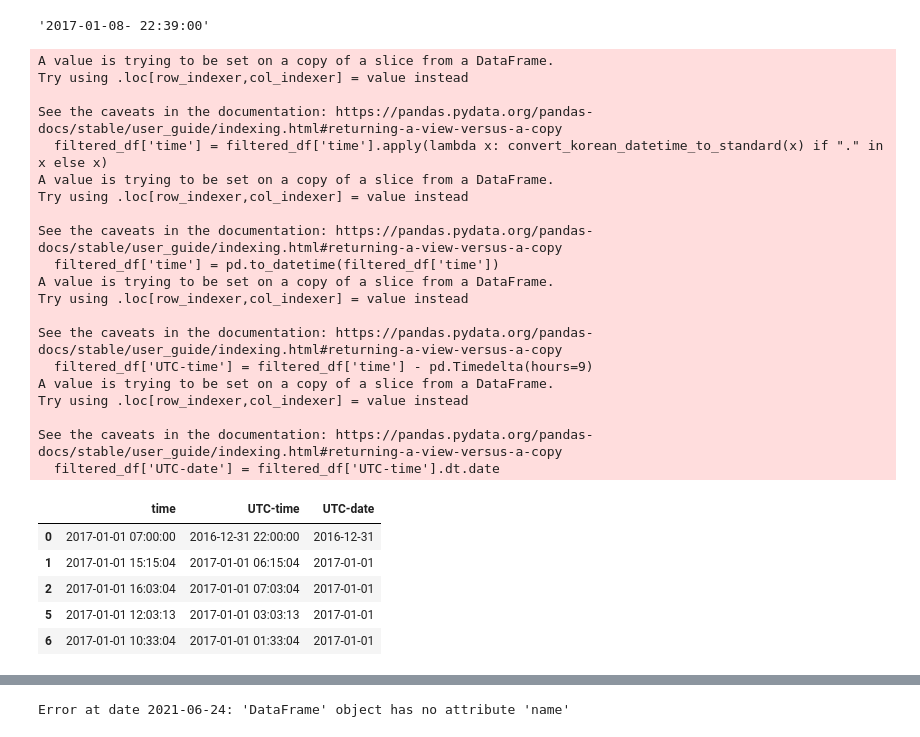
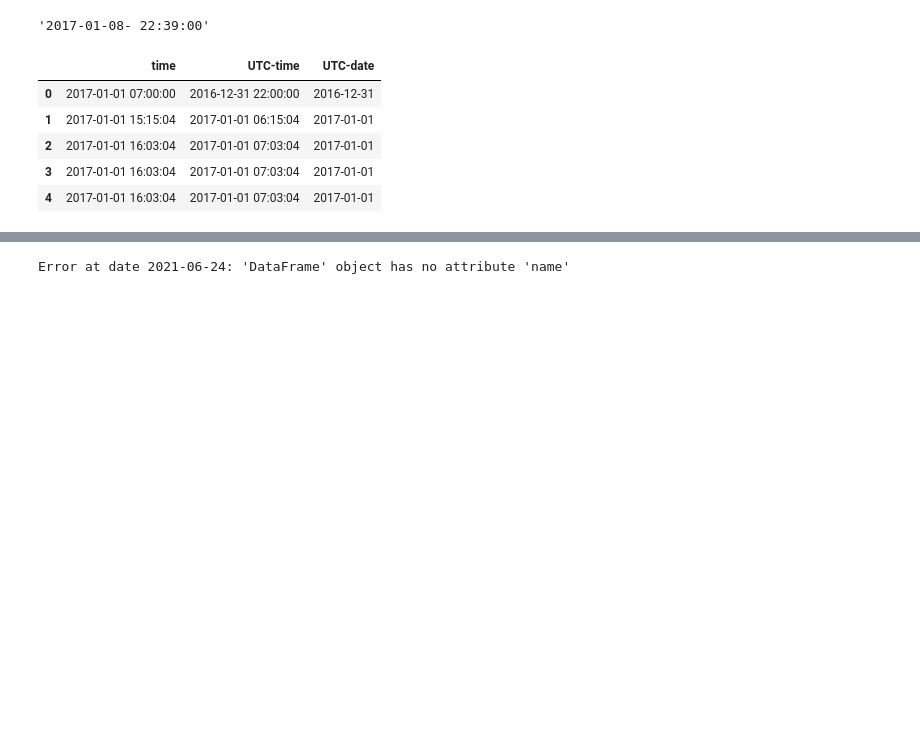
Before and after one commit to boyu571/LLM_based_investment_research, a Jupyter notebook: kor_news_data/preprocessing_v3.ipynb, the cells around one changed output, grey strips where cells are left out. Cells and saved outputs as stored; diff of their text form; code cells hidden in the pictures; blank space fills up the shorter version.

```diff
--- a/kor_news_data/preprocessing_v3.ipynb
+++ b/kor_news_data/preprocessing_v3.ipynb
@@ -81 +125,4 @@ print(len(removed_df))
 47630
+# %%
+filtered_df = df
+filtered_df
@@ -120,45 +181,26 @@ converted_str
 '2017-01-08- 22:39:00'
 # %%
 # 'time' 열의 모든 값을 변환
-filtered_df['time'] = filtered_df['time'].apply(lambda x: convert_korean_datetime_to_standard(x) if "." in x else x)
+# filtered_df['time'] = filtered_df['time'].apply(lambda x: convert_korean_datetime_to_standard(x) if "." in x else x)
+filtered_df['time'] = filtered_df['time'].apply(lambda x: convert_korean_datetime_to_standard(x) if isinstance(x, str) and "." in x else x)
 
 # 'time' 열을 datetime 객체로 변환
 filtered_df['time'] = pd.to_datetime(filtered_df['time'])
 
 # 'time'에서 9시간을 빼서 'UTC-time' 열 생성
 filtered_df['UTC-time'] = filtered_df['time'] - pd.Timedelta(hours=9)
 
 # 'UTC-time'에서 날짜만 추출하여 'UTC-date' 열 생성
 filtered_df['UTC-date'] = filtered_df['UTC-time'].dt.date
 
 filtered_df[['time', 'UTC-time', 'UTC-date']].head()
 # %% [output]
-A value is trying to be set on a copy of a slice from a DataFrame.
-Try using .loc[row_indexer,col_indexer] = value instead
-
-See the caveats in the documentation: https://pandas.pydata.org/pandas-docs/stable/user_guide/indexing.html#returning-a-view-versus-a-copy
-  filtered_df['time'] = filtered_df['time'].apply(lambda x: convert_korean_datetime_to_standard(x) if "." in x else x)
-A value is trying to be set on a copy of a slice from a DataFrame.
-Try using .loc[row_indexer,col_indexer] = value instead
-
-See the caveats in the documentation: https://pandas.pydata.org/pandas-docs/stable/user_guide/indexing.html#returning-a-view-versus-a-copy
-  filtered_df['time'] = pd.to_datetime(filtered_df['time'])
-A value is trying to be set on a copy of a slice from a DataFrame.
-Try using .loc[row_indexer,col_indexer] = value instead
-
-See the caveats in the documentation: https://pandas.pydata.org/pandas-docs/stable/user_guide/indexing.html#returning-a-view-versus-a-copy
-  filtered_df['UTC-time'] = filtered_df['time'] - pd.Timedelta(hours=9)
-A value is trying to be set on a copy of a slice from a DataFrame.
-Try using .loc[row_indexer,col_indexer] = value instead
-
-See the caveats in the documentation: https://pandas.pydata.org/pandas-docs/stable/user_guide/indexing.html#returning-a-view-versus-a-copy
-  filtered_df['UTC-date'] = filtered_df['UTC-time'].dt.date
 |  | time | UTC-time | UTC-date |
 | 0 | 2017-01-01 07:00:00 | 2016-12-31 22:00:00 | 2016-12-31 |
 | 1 | 2017-01-01 15:15:04 | 2017-01-01 06:15:04 | 2017-01-01 |
 | 2 | 2017-01-01 16:03:04 | 2017-01-01 07:03:04 | 2017-01-01 |
-| 5 | 2017-01-01 12:03:13 | 2017-01-01 03:03:13 | 2017-01-01 |
-| 6 | 2017-01-01 10:33:04 | 2017-01-01 01:33:04 | 2017-01-01 |
+| 3 | 2017-01-01 16:03:04 | 2017-01-01 07:03:04 | 2017-01-01 |
+| 4 | 2017-01-01 16:03:04 | 2017-01-01 07:03:04 | 2017-01-01 |
 # %%
 # Convert the column to string and strip whitespaces
 filtered_df['UTC-date'] = filtered_df['UTC-date'].astype(str).str.strip()
```
Also changed, not shown: parts of 12 cells of this notebook, 5 other files.
